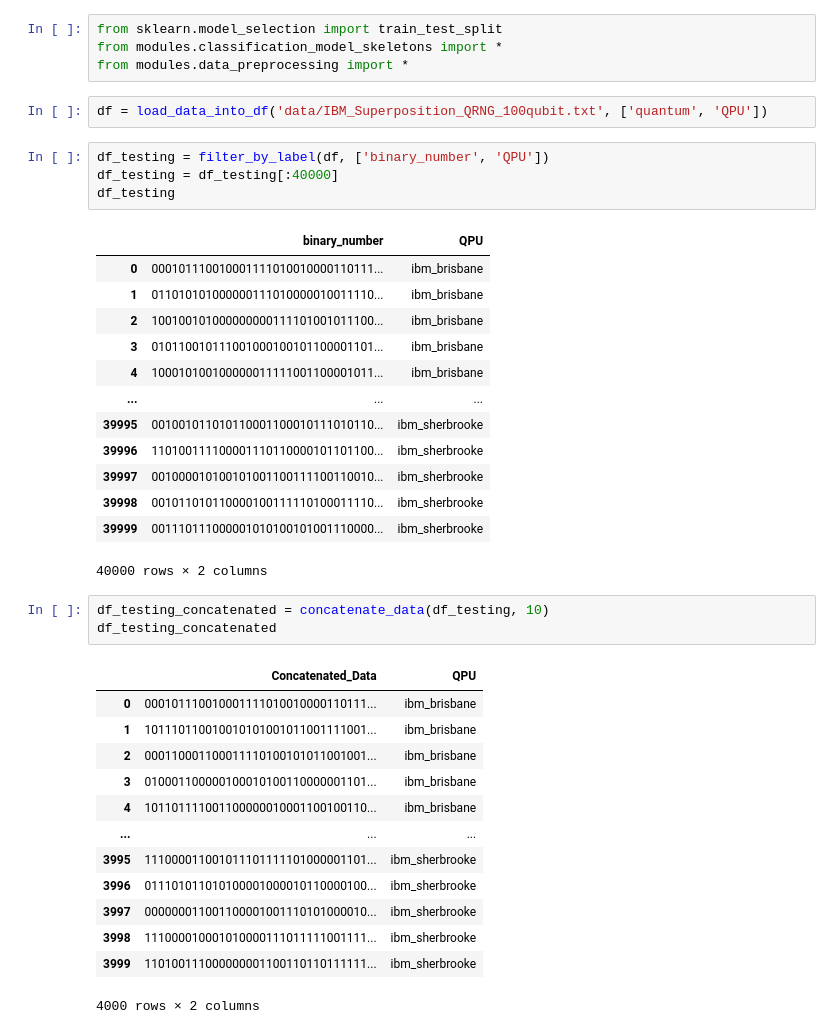
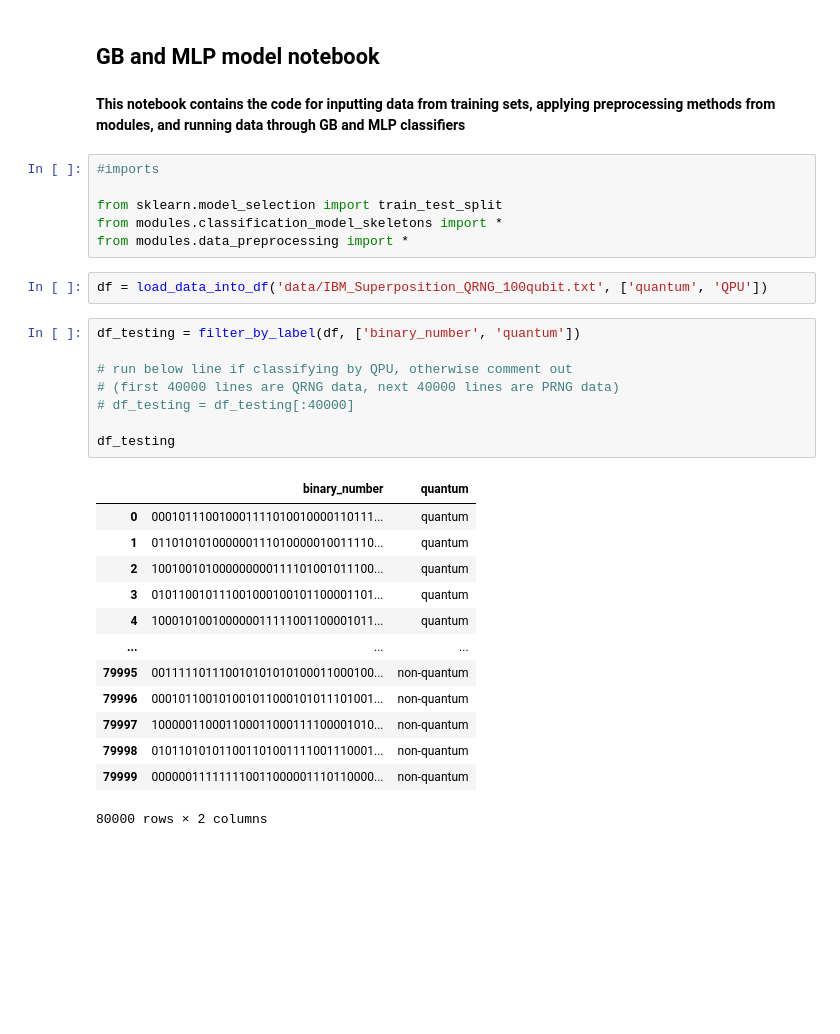
Before and after one commit to dorahacksglobal/qc-classifier, a Jupyter notebook: QRNG_Classification_Current.ipynb, the cells around one changed output. Cells and saved outputs as stored; diff of their text form; blank space fills up the shorter version.

```diff
--- a/QRNG_Classification_Current.ipynb
+++ b/QRNG_Classification_Current.ipynb
@@ -1,41 +1,34 @@
+# %% [markdown]
+## GB and MLP model notebook
+# %% [markdown]
+**This notebook contains the code for inputting data from training sets, applying preprocessing methods from modules, and running data through GB and MLP classifiers**
 # %%
+#imports
+
 from sklearn.model_selection import train_test_split
 from modules.classification_model_skeletons import *
 from modules.data_preprocessing import *
 # %%
 df = load_data_into_df('data/IBM_Superposition_QRNG_100qubit.txt', ['quantum', 'QPU'])
 # %%
-df_testing = filter_by_label(df, ['binary_number', 'QPU'])
-df_testing = df_testing[:40000]
+df_testing = filter_by_label(df, ['binary_number', 'quantum'])
+
+# run below line if classifying by QPU, otherwise comment out
+# (first 40000 lines are QRNG data, next 40000 lines are PRNG data)
+# df_testing = df_testing[:40000]
+
 df_testing
 # %% [output]
-|  | binary_number | QPU |
-| 0 | 000101110010001111010010000110111... | ibm_brisbane |
-| 1 | 011010101000000111010000010011110... | ibm_brisbane |
-| 2 | 100100101000000000111101001011100... | ibm_brisbane |
-| 3 | 010110010111001000100101100001101... | ibm_brisbane |
-| 4 | 100010100100000011111001100001011... | ibm_brisbane |
+|  | binary_number | quantum |
+| 0 | 000101110010001111010010000110111... | quantum |
+| 1 | 011010101000000111010000010011110... | quantum |
+| 2 | 100100101000000000111101001011100... | quantum |
+| 3 | 010110010111001000100101100001101... | quantum |
+| 4 | 100010100100000011111001100001011... | quantum |
 | ... | ... | ... |
-| 39995 | 001001011010110001100010111010110... | ibm_sherbrooke |
-| 39996 | 110100111100001110110000101101100... | ibm_sherbrooke |
-| 39997 | 001000010100101001100111100110010... | ibm_sherbrooke |
-| 39998 | 001011010110000100111110100011110... | ibm_sherbrooke |
-| 39999 | 001110111000001010100101001110000... | ibm_sherbrooke |
+| 79995 | 001111101110010101010100011000100... | non-quantum |
+| 79996 | 000101100101001011000101011101001... | non-quantum |
+| 79997 | 100000110001100011000111100001010... | non-quantum |
+| 79998 | 010110101011001101001111001110001... | non-quantum |
+| 79999 | 000000111111110011000001110110000... | non-quantum |
-40000 rows × 2 columns
+80000 rows × 2 columns
-# %%
-df_testing_concatenated = concatenate_data(df_testing, 10)
-df_testing_concatenated
-# %% [output]
-|  | Concatenated_Data | QPU |
-| 0 | 000101110010001111010010000110111... | ibm_brisbane |
-| 1 | 101110110010010101001011001111001... | ibm_brisbane |
-| 2 | 000110001100011110100101011001001... | ibm_brisbane |
-| 3 | 010001100000100010100110000001101... | ibm_brisbane |
-| 4 | 101101111001100000010001100100110... | ibm_brisbane |
-| ... | ... | ... |
-| 3995 | 111000011001011101111101000001101... | ibm_sherbrooke |
-| 3996 | 011101011010100001000010110000100... | ibm_sherbrooke |
-| 3997 | 000000011001100001001110101000010... | ibm_sherbrooke |
-| 3998 | 111000010001010000111011111001111... | ibm_sherbrooke |
-| 3999 | 110100111000000001100110110111111... | ibm_sherbrooke |
-4000 rows × 2 columns
```
Also changed, not shown: parts of 11 cells of this notebook, 17 other files.
